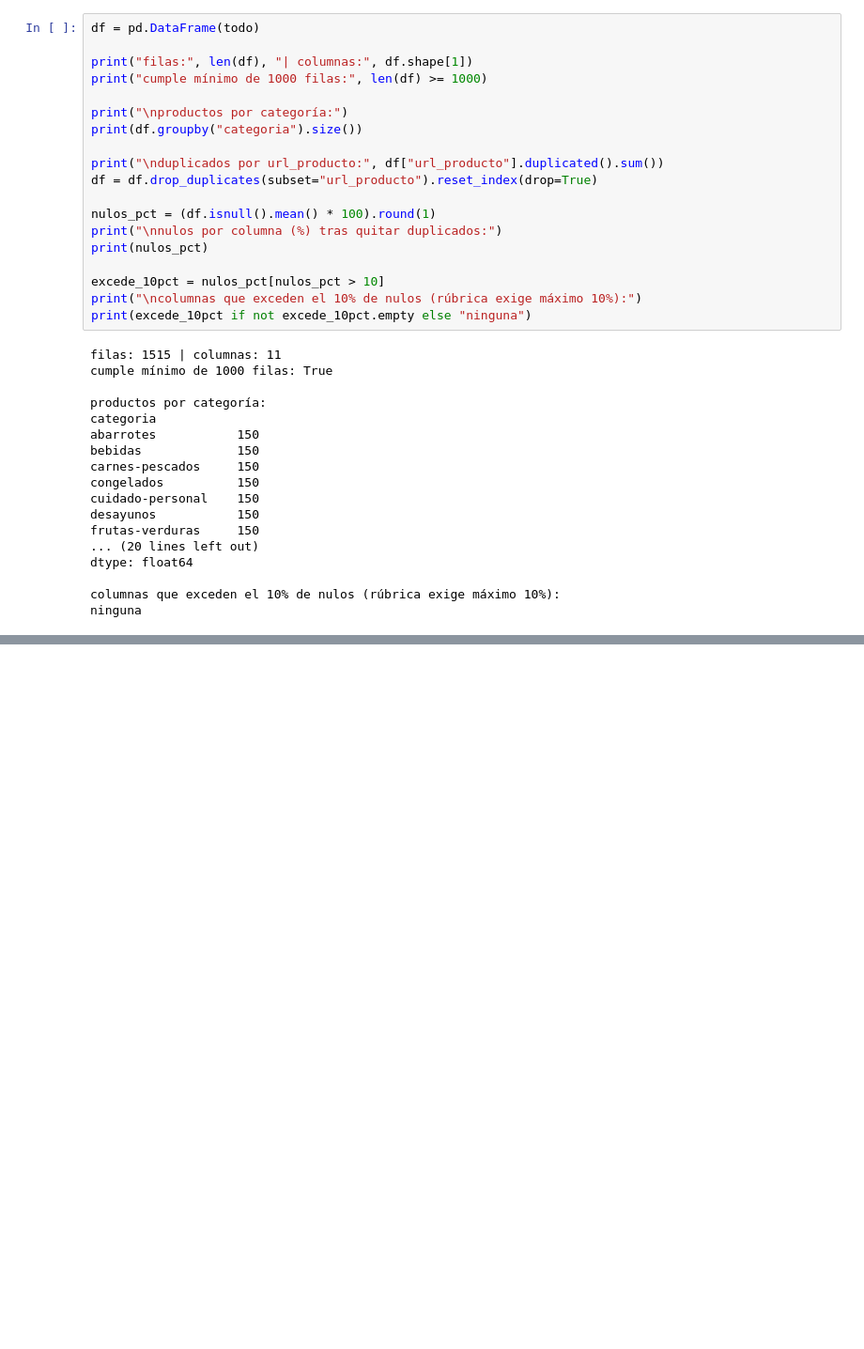
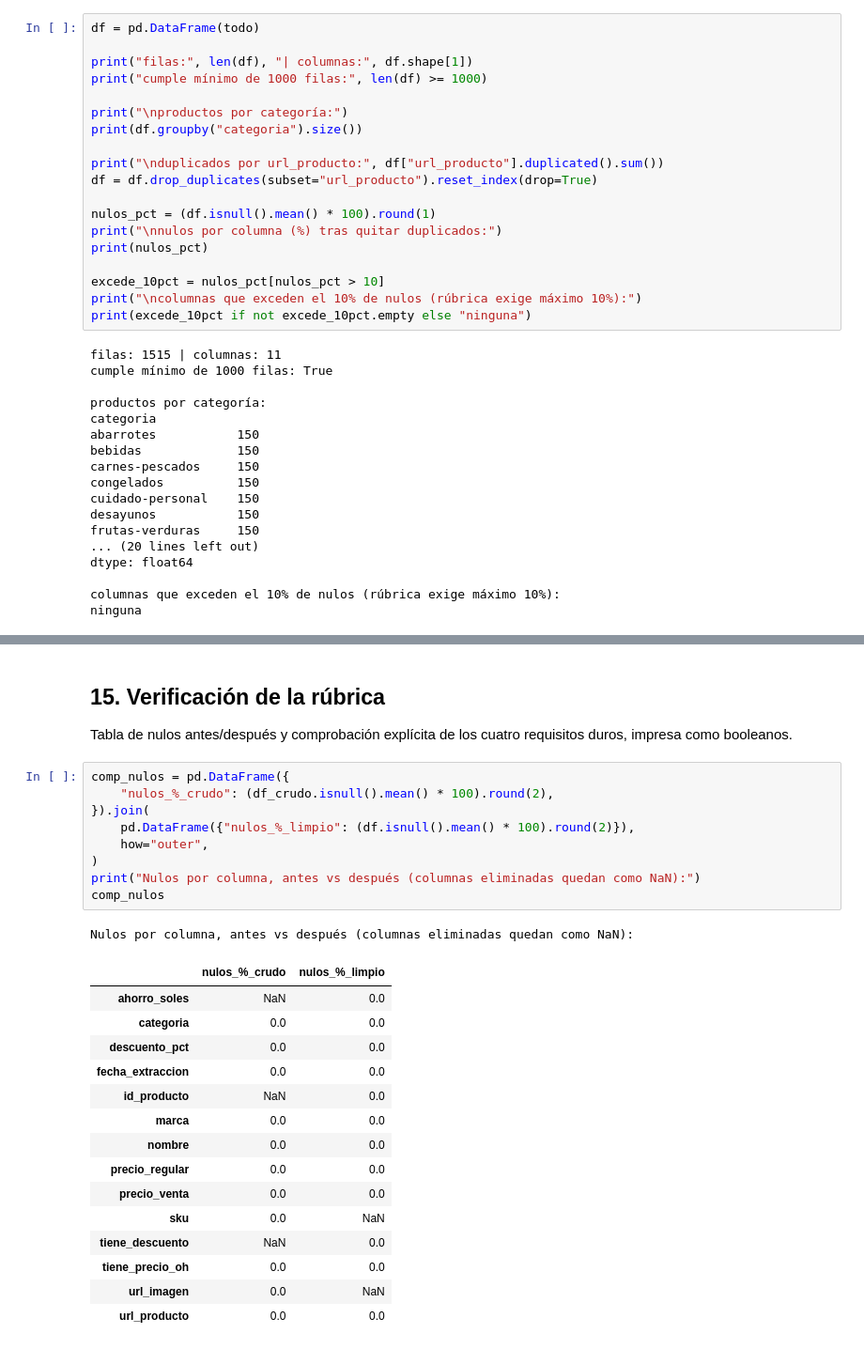
Before and after one commit to DnCuadros23/Proyecto-ACD, a Jupyter notebook: notebooks/Proyecto_.ipynb, the cells around one changed output, grey strips where cells are left out. Shown at 94% size. Cells and saved outputs as stored; diff of their text form; blank space fills up the shorter version.

```diff
--- a/notebooks/01_scraping_plazavea.ipynb
+++ b/notebooks/Proyecto_.ipynb
@@ -750,0 +1078,31 @@ guardado: ../data/raw/plazavea_crudo_20260916_2123.csv
+# %% [markdown]
+## 15. Verificación de la rúbrica
+
+Tabla de nulos antes/después y comprobación explícita de los cuatro requisitos duros,
+impresa como booleanos.
+# %%
+comp_nulos = pd.DataFrame({
+    "nulos_%_crudo": (df_crudo.isnull().mean() * 100).round(2),
+}).join(
+    pd.DataFrame({"nulos_%_limpio": (df.isnull().mean() * 100).round(2)}),
+    how="outer",
+)
+print("Nulos por columna, antes vs después (columnas eliminadas quedan como NaN):")
+comp_nulos
+# %% [output]
+Nulos por columna, antes vs después (columnas eliminadas quedan como NaN):
+|  | nulos_%_crudo | nulos_%_limpio |
+| ahorro_soles | NaN | 0.0 |
+| categoria | 0.0 | 0.0 |
+| descuento_pct | 0.0 | 0.0 |
+| fecha_extraccion | 0.0 | 0.0 |
+| id_producto | NaN | 0.0 |
+| marca | 0.0 | 0.0 |
+| nombre | 0.0 | 0.0 |
+| precio_regular | 0.0 | 0.0 |
+| precio_venta | 0.0 | 0.0 |
+| sku | 0.0 | NaN |
+| tiene_descuento | NaN | 0.0 |
+| tiene_precio_oh | 0.0 | 0.0 |
+| url_imagen | 0.0 | NaN |
+| url_producto | 0.0 | 0.0 |
```
Also changed, not shown: parts of 37 cells of this notebook.
